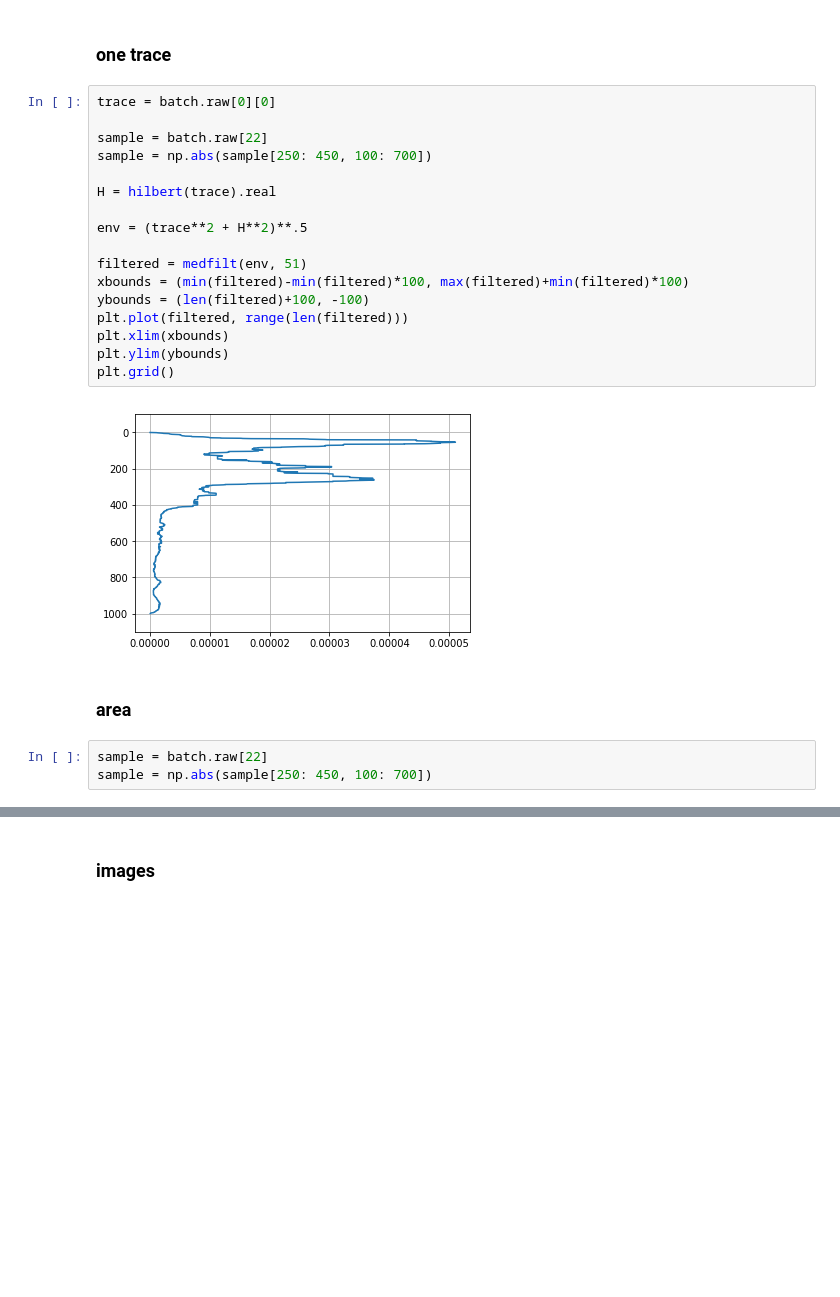
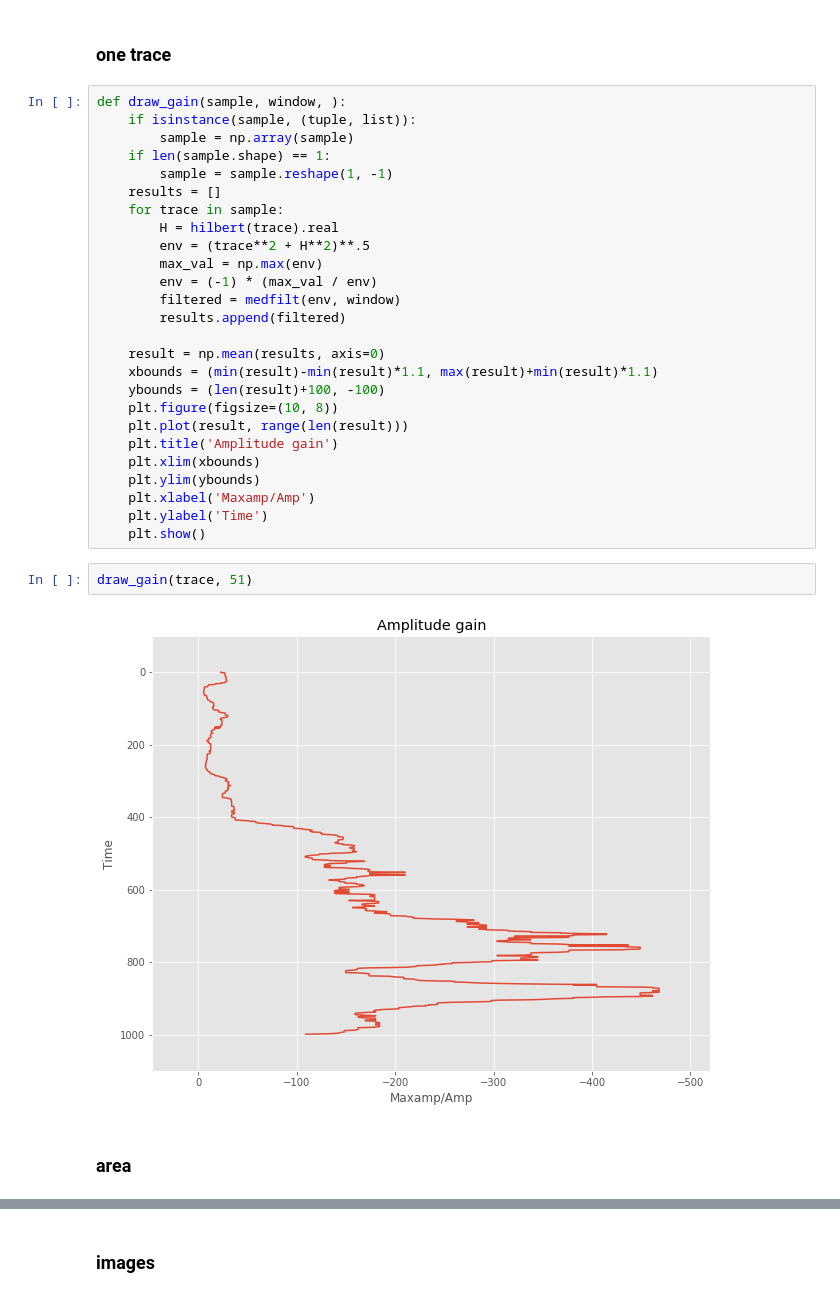
Before and after one commit to learnserd/SeismicPro, a Jupyter notebook: models/Inverse_traces/shpere_diff.ipynb, the cells around one changed output, grey strips where cells are left out. Drawn from its saved outputs; the diff is of its cells as text; blank space fills up the shorter version.

```diff
--- a/models/Inverse_traces/shpere_diff.ipynb
+++ b/models/Inverse_traces/shpere_diff.ipynb
@@ -31,27 +31,35 @@ batch = (Dataset(field_index, SeismicBatch).next_batch(500)
 )
 # %% [markdown]
 ### one trace
-# %%
-trace = batch.raw[0][0]
-
-sample = batch.raw[22]
-sample = np.abs(sample[250: 450, 100: 700])
-
-H = hilbert(trace).real
-
-env = (trace**2 + H**2)**.5
-
-filtered = medfilt(env, 51)
-xbounds = (min(filtered)-min(filtered)*100, max(filtered)+min(filtered)*100)
-ybounds = (len(filtered)+100, -100)
-plt.plot(filtered, range(len(filtered)))
-plt.xlim(xbounds)
-plt.ylim(ybounds)
-plt.grid()
-# %% [output]
-[figure, removed]
+# %%
+def draw_gain(sample, window, ):
+    if isinstance(sample, (tuple, list)):
+        sample = np.array(sample)
+    if len(sample.shape) == 1:
+        sample = sample.reshape(1, -1)
+    results = []
+    for trace in sample:
+        H = hilbert(trace).real
+        env = (trace**2 + H**2)**.5
+        max_val = np.max(env)
+        env = (-1) * (max_val / env)
+        filtered = medfilt(env, window)
+        results.append(filtered)
+
+    result = np.mean(results, axis=0)
+    xbounds = (min(result)-min(result)*1.1, max(result)+min(result)*1.1)
+    ybounds = (len(result)+100, -100)
+    plt.figure(figsize=(10, 8))
+    plt.plot(result, range(len(result)))
+    plt.title('Amplitude gain')
+    plt.xlim(xbounds)
+    plt.ylim(ybounds)
+    plt.xlabel('Maxamp/Amp')
+    plt.ylabel('Time')
+    plt.show()
+# %%
+draw_gain(trace, 51)
+# %% [output]
+[figure, added]
 # %% [markdown]
 ### area
-# %%
-sample = batch.raw[22]
-sample = np.abs(sample[250: 450, 100: 700])
```
Also changed, not shown: parts of 4 cells of this notebook.
